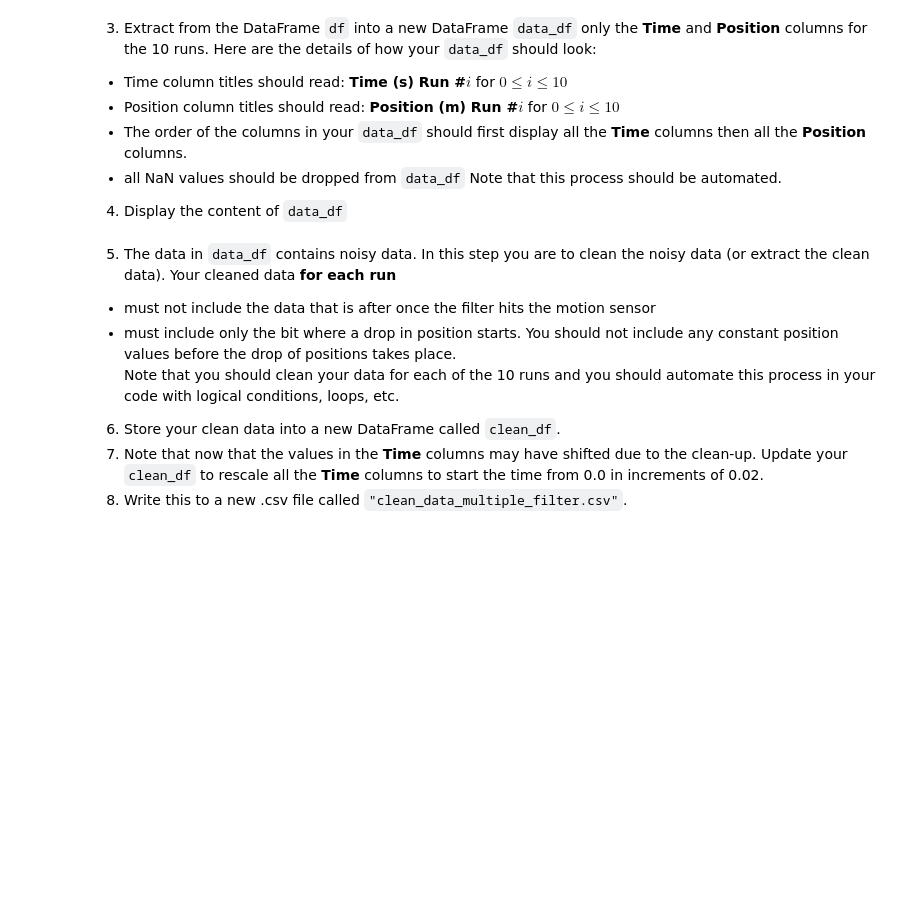
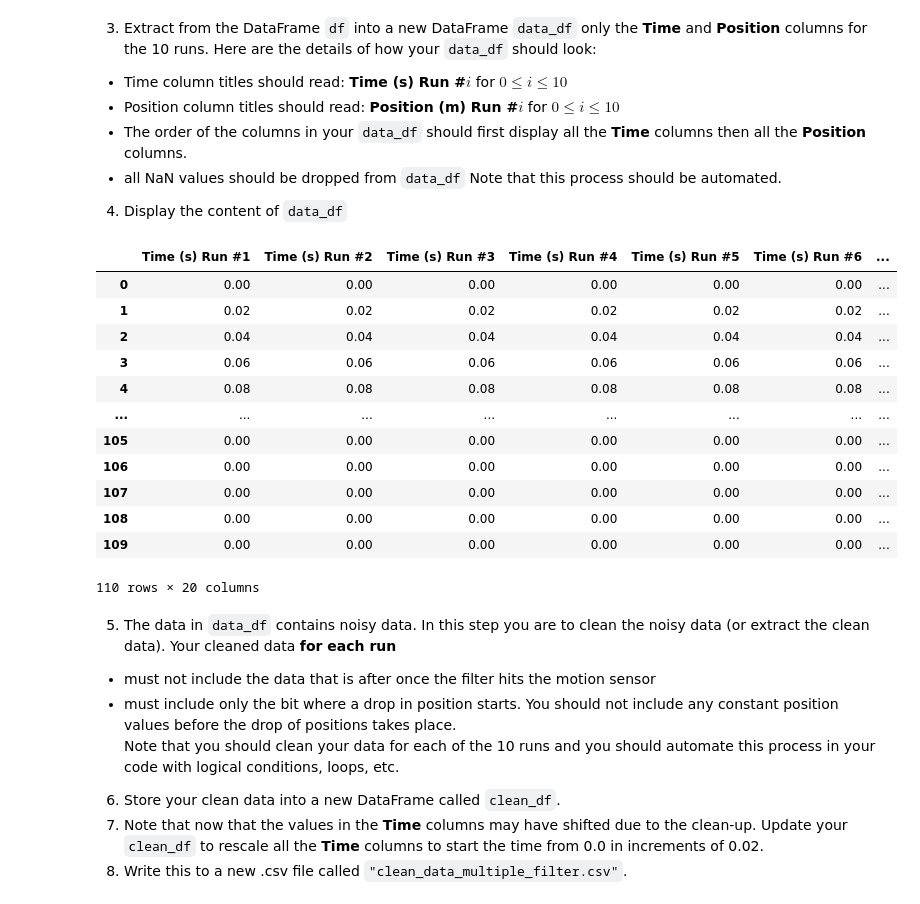
Before and after one commit to LoganHFink/SF-2, a Jupyter notebook: Assignment 1/assign1.ipynb, the cells around one changed output. Cells and saved outputs as stored; diff of their text form; code cells hidden in the pictures; blank space fills up the shorter version.

```diff
--- a/Assignment 1/assign1.ipynb
+++ b/Assignment 1/assign1.ipynb
@@ -248,3 +263,29 @@ Note that this process should be automated.
+# %%
+# Your code for steps 3 and 4 go here:
+
+data_df = pd.DataFrame([])
+
+for i in range(1,11):
+    data_df[f'Time (s) Run #{i}'] = df[f'Time (s) Run #{i}']
+for i in range(1,11):
+    data_df[f'Position (m) Run #{i}'] = df[f'Position (m) Run #{i}']
+
+data_df = data_df.fillna(0)
+data_df
+# %% [output]
+|  | Time (s) Run #1 | Time (s) Run #2 | Time (s) Run #3 | Time (s) Run #4 | Time (s) Run #5 | Time (s) Run #6 | ... |
+| 0 | 0.00 | 0.00 | 0.00 | 0.00 | 0.00 | 0.00 | ... |
+| 1 | 0.02 | 0.02 | 0.02 | 0.02 | 0.02 | 0.02 | ... |
+| 2 | 0.04 | 0.04 | 0.04 | 0.04 | 0.04 | 0.04 | ... |
+| 3 | 0.06 | 0.06 | 0.06 | 0.06 | 0.06 | 0.06 | ... |
+| 4 | 0.08 | 0.08 | 0.08 | 0.08 | 0.08 | 0.08 | ... |
+| ... | ... | ... | ... | ... | ... | ... | ... |
+| 105 | 0.00 | 0.00 | 0.00 | 0.00 | 0.00 | 0.00 | ... |
+| 106 | 0.00 | 0.00 | 0.00 | 0.00 | 0.00 | 0.00 | ... |
+| 107 | 0.00 | 0.00 | 0.00 | 0.00 | 0.00 | 0.00 | ... |
+| 108 | 0.00 | 0.00 | 0.00 | 0.00 | 0.00 | 0.00 | ... |
+| 109 | 0.00 | 0.00 | 0.00 | 0.00 | 0.00 | 0.00 | ... |
+110 rows × 20 columns
 # %% [markdown]
 5. The data in `data_df` contains noisy data.  In this step you are to clean the noisy data (or extract the clean data). Your cleaned data **for each run**
 - must not include the data that is after once the filter hits the motion sensor
```
Also changed, not shown: parts of 6 cells of this notebook, 2 other files.
